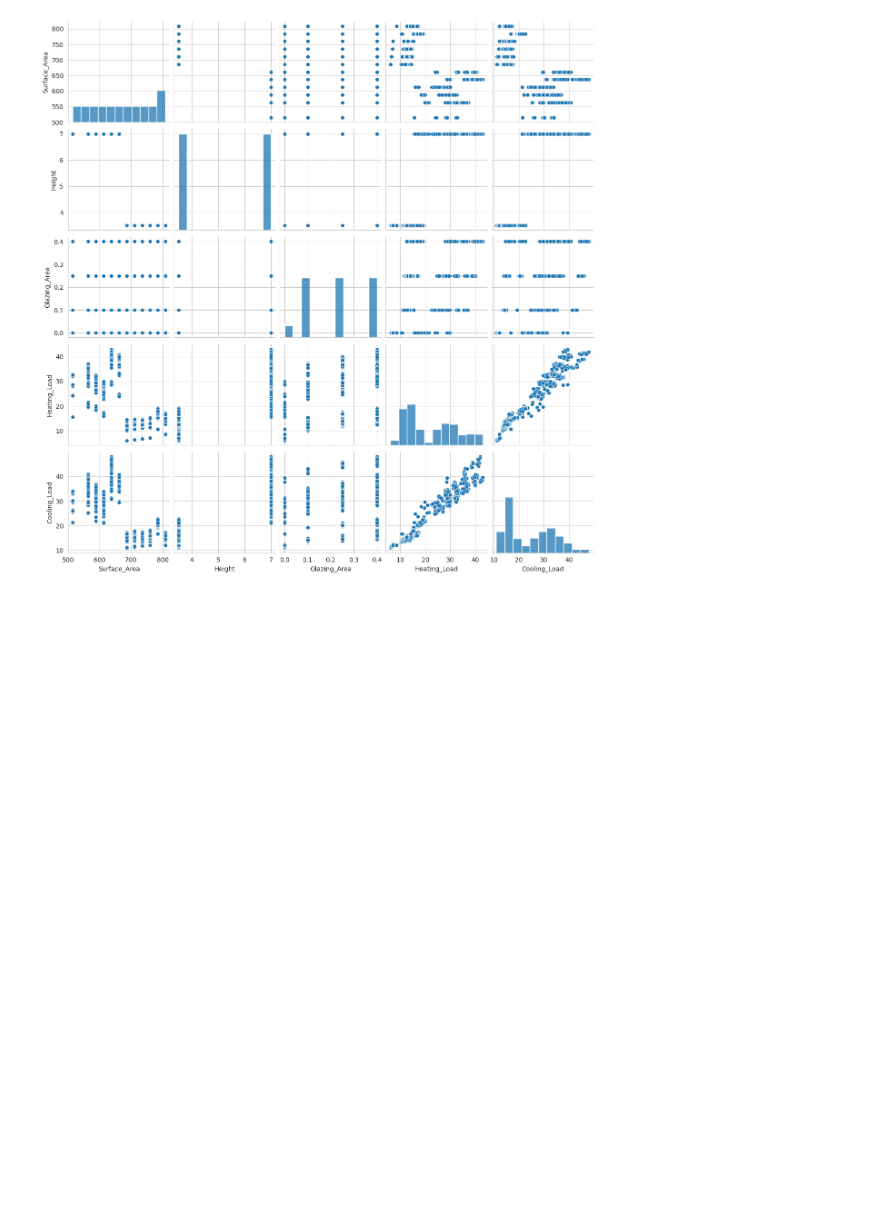
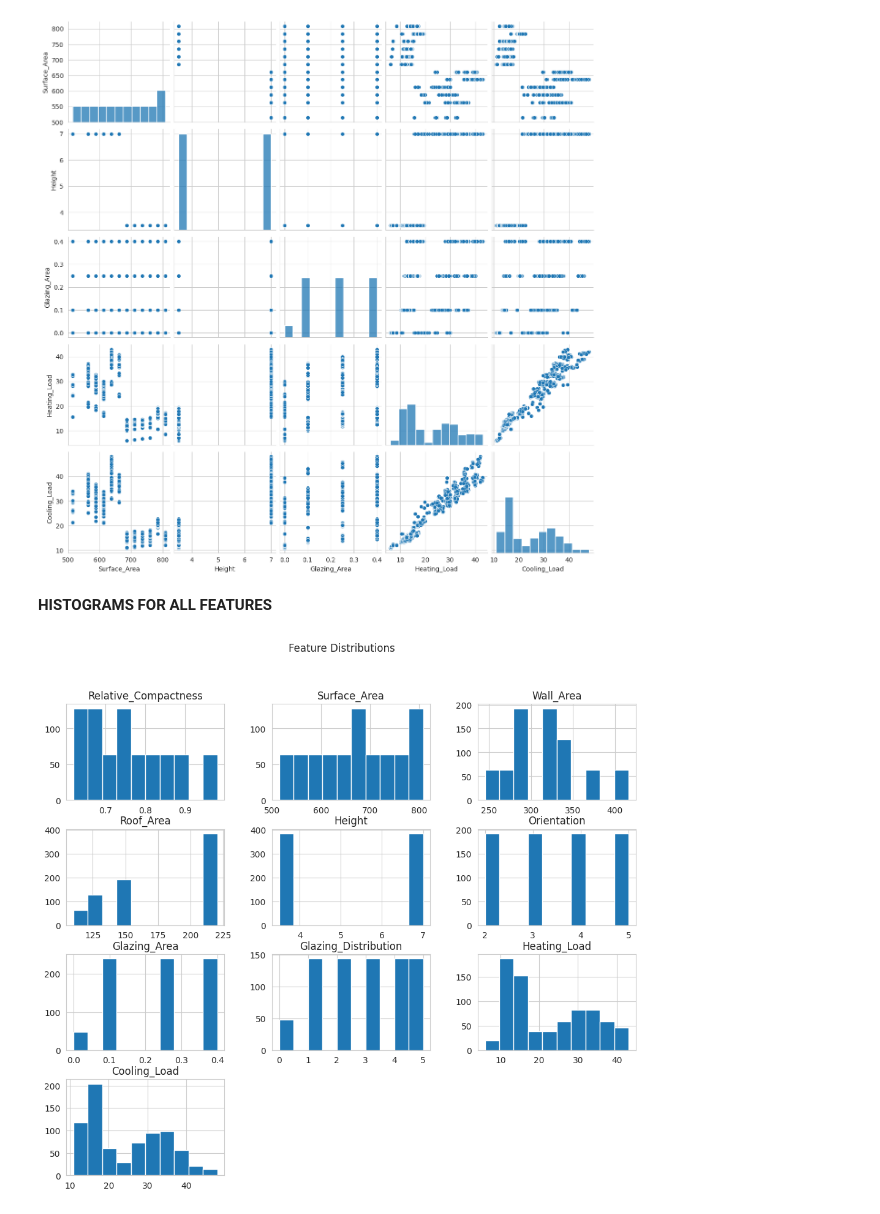
Before and after one commit to sreevathsa888/Data-Driven-Modeling-of-Residential-Building-Energy-Consumption, a Jupyter notebook: notebooks/01_EDA.ipynb, the cells around one changed output. Cells and saved outputs as stored; diff of their text form; code cells hidden in the pictures; blank space fills up the shorter version.

```diff
--- a/notebooks/01_EDA.ipynb
+++ b/notebooks/01_EDA.ipynb
@@ -157,3 +157,12 @@ plt.savefig("outputs/graphs/05_pairplot.png")
 plt.show()
 # %% [output]
 [figure]
+# %% [markdown]
+**HISTOGRAMS FOR ALL FEATURES**
+# %%
+df.hist(figsize=(12,10))
+plt.suptitle("Feature Distributions")
+plt.savefig("outputs/graphs/06_feature_distributions.png")
+plt.show()
+# %% [output]
+[figure, added]
```
Also changed, not shown: parts of 5 cells of this notebook, 17 other files.
